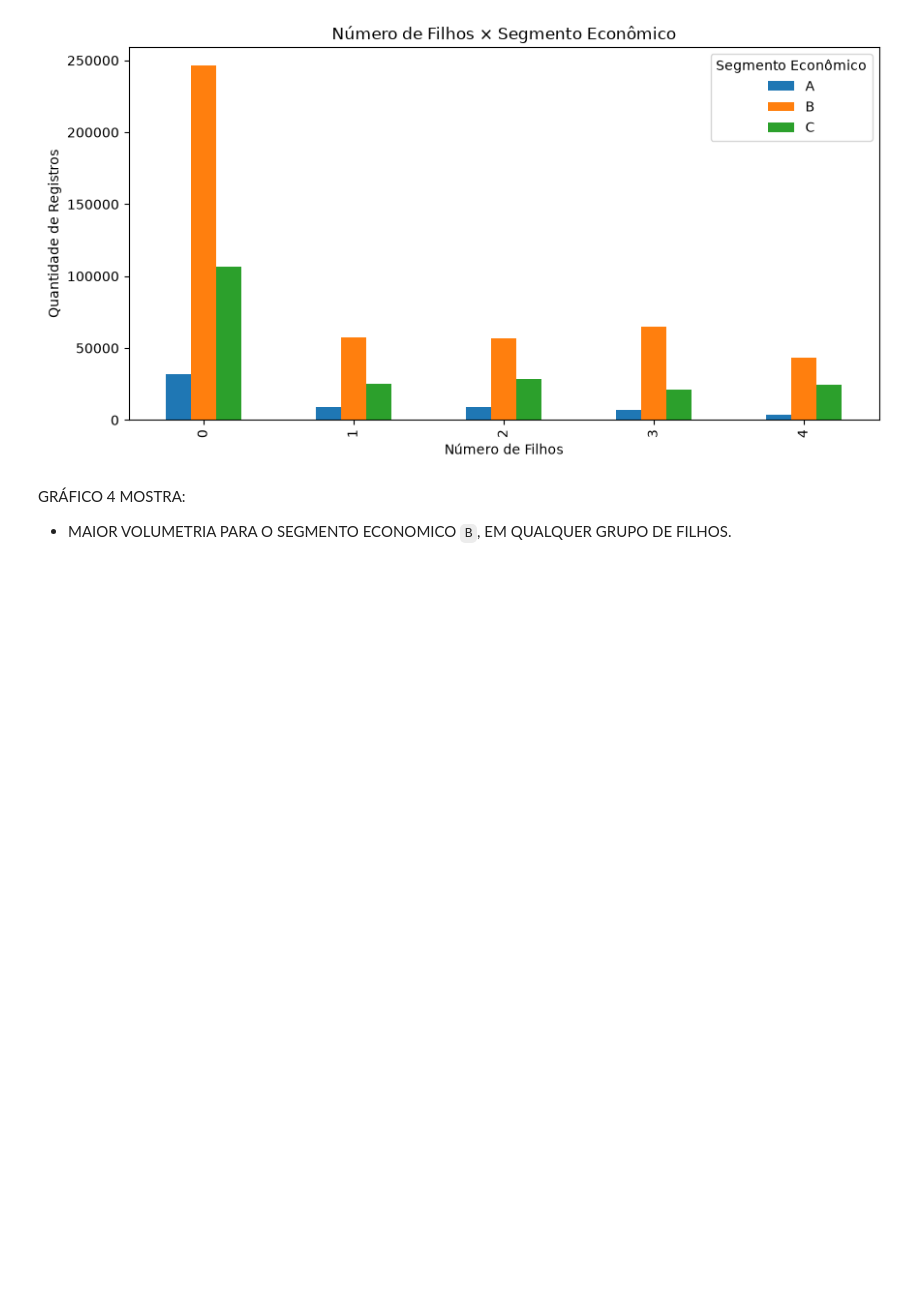
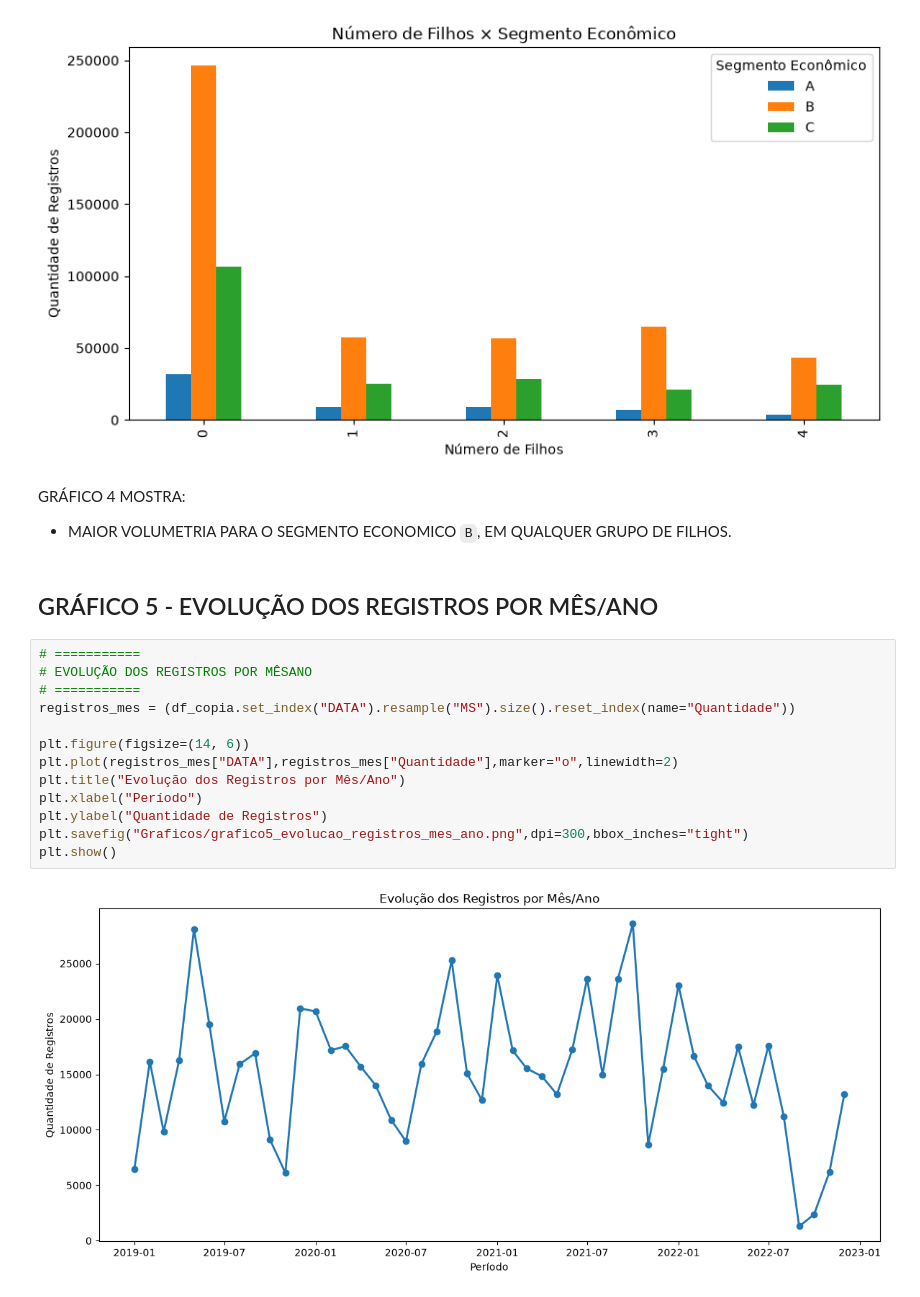
Before and after one commit to FelipeBusa/mini_projeto_turma05, a Jupyter notebook: Mini_Projeto_Felipe_Busarello.ipynb, the cells around one changed output. Cells and saved outputs as stored; diff of their text form; blank space fills up the shorter version.

```diff
--- a/Mini_Projeto_Felipe_Busarello.ipynb
+++ b/Mini_Projeto_Felipe_Busarello.ipynb
@@ -849,3 +854,20 @@ plt.show()
 # %% [markdown]
 GRÁFICO 4 MOSTRA:
 * MAIOR VOLUMETRIA PARA O SEGMENTO ECONOMICO `B`, EM QUALQUER GRUPO DE FILHOS.
+# %% [markdown]
+## GRÁFICO 5 - EVOLUÇÃO DOS REGISTROS POR MÊS/ANO
+# %%
+# ===========
+# EVOLUÇÃO DOS REGISTROS POR MÊSANO
+# ===========
+registros_mes = (df_copia.set_index("DATA").resample("MS").size().reset_index(name="Quantidade"))
+
+plt.figure(figsize=(14, 6))
+plt.plot(registros_mes["DATA"],registros_mes["Quantidade"],marker="o",linewidth=2)
+plt.title("Evolução dos Registros por Mês/Ano")
+plt.xlabel("Período")
+plt.ylabel("Quantidade de Registros")
+plt.savefig("Graficos/grafico5_evolucao_registros_mes_ano.png",dpi=300,bbox_inches="tight")
+plt.show()
+# %% [output]
+[figure, added]
```
Also changed, not shown: parts of 16 cells of this notebook.
